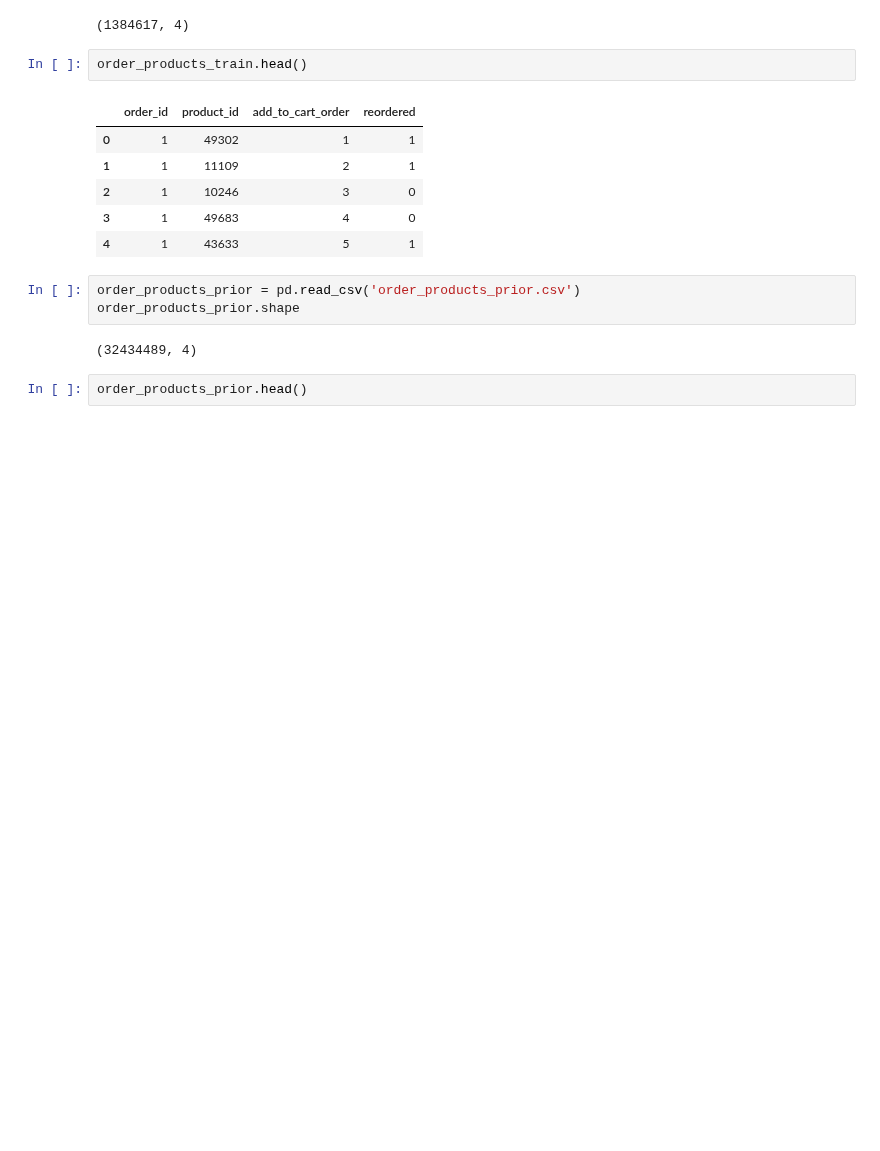
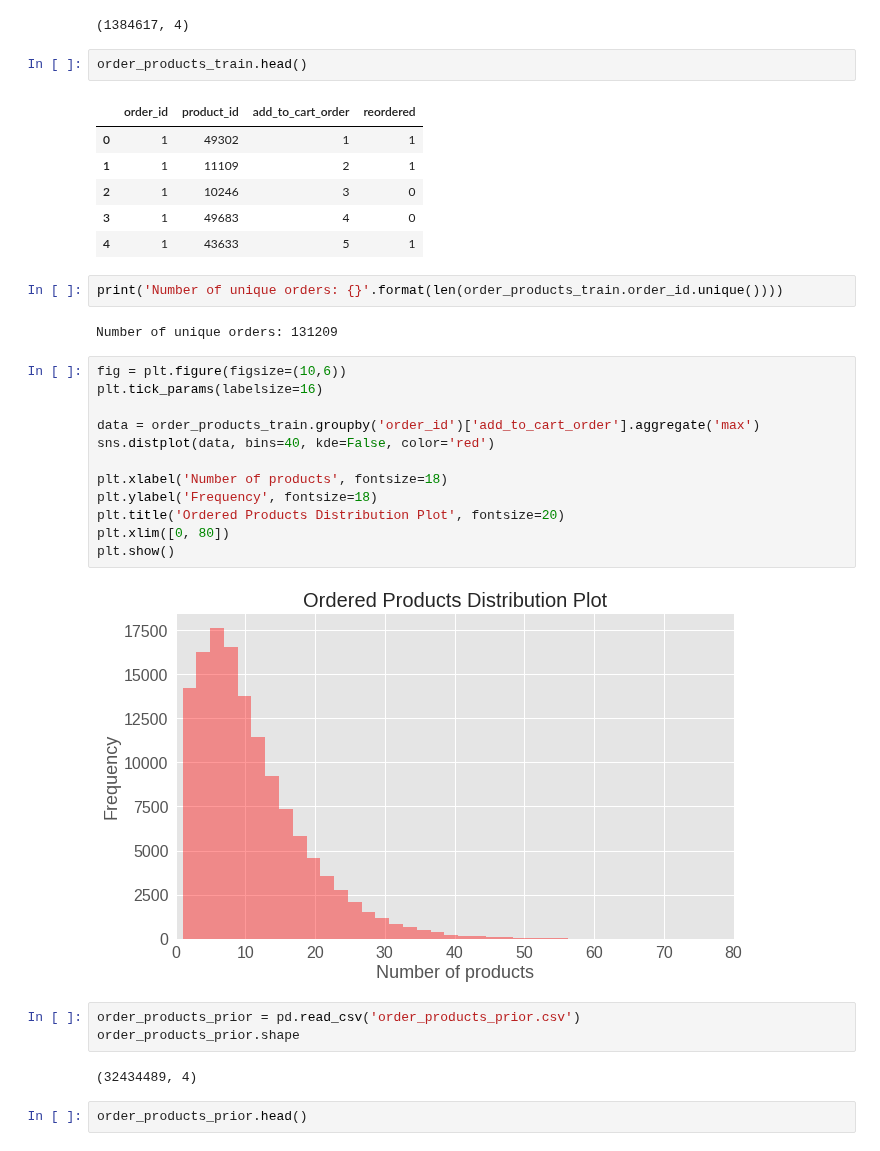
Before and after one commit to alekseisolovev/kaggle, a Jupyter notebook: instacart-market/instacart_market_basket_analysis_eda.ipynb, the cells around one changed output. Saved outputs shown, nothing was run; the diff lists cells and outputs as text; blank space fills up the shorter version.

```diff
--- a/instacart-market/instacart_market_basket_analysis_eda.ipynb
+++ b/instacart-market/instacart_market_basket_analysis_eda.ipynb
@@ -39,6 +66,24 @@ order_products_train.head()
 | 2 | 1 | 10246 | 3 | 0 |
 | 3 | 1 | 49683 | 4 | 0 |
 | 4 | 1 | 43633 | 5 | 1 |
+# %%
+print('Number of unique orders: {}'.format(len(order_products_train.order_id.unique())))
+# %% [output]
+Number of unique orders: 131209
+# %%
+fig = plt.figure(figsize=(10,6))
+plt.tick_params(labelsize=16)
+
+data = order_products_train.groupby('order_id')['add_to_cart_order'].aggregate('max')
+sns.distplot(data, bins=40, kde=False, color='red')
+
+plt.xlabel('Number of products', fontsize=18)
+plt.ylabel('Frequency', fontsize=18)
+plt.title('Ordered Products Distribution Plot', fontsize=20)
+plt.xlim([0, 80])
+plt.show()
+# %% [output]
+[figure, added]
 # %%
 order_products_prior = pd.read_csv('order_products_prior.csv')
 order_products_prior.shape
```
Also changed, not shown: parts of 23 cells of this notebook.
